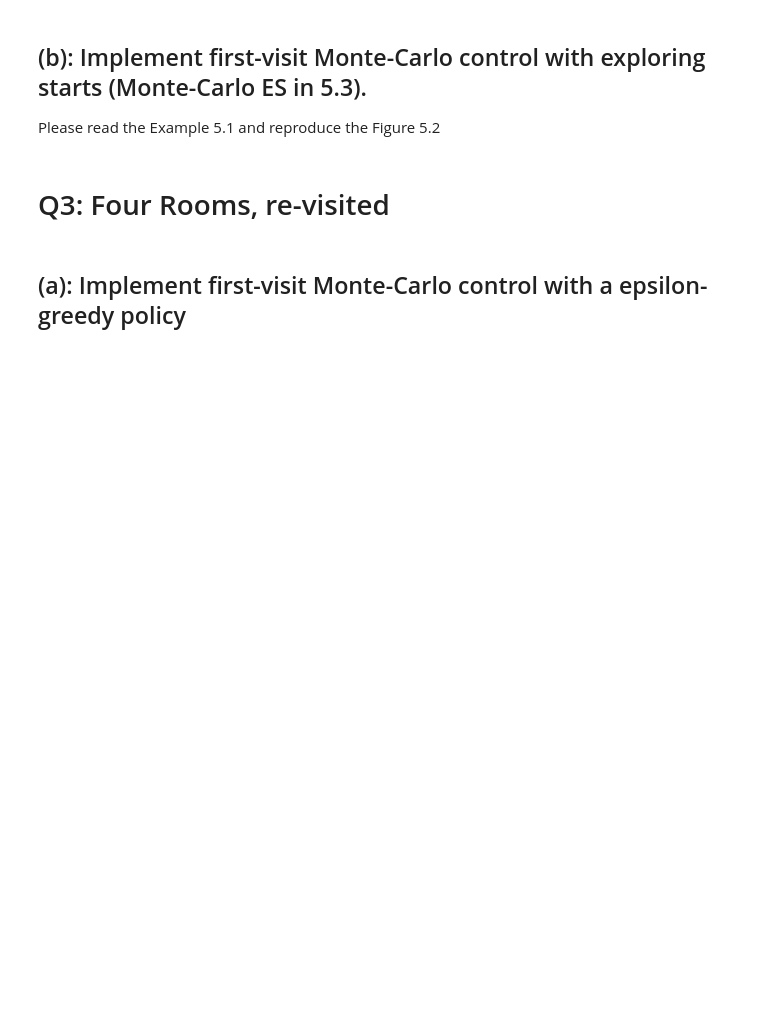
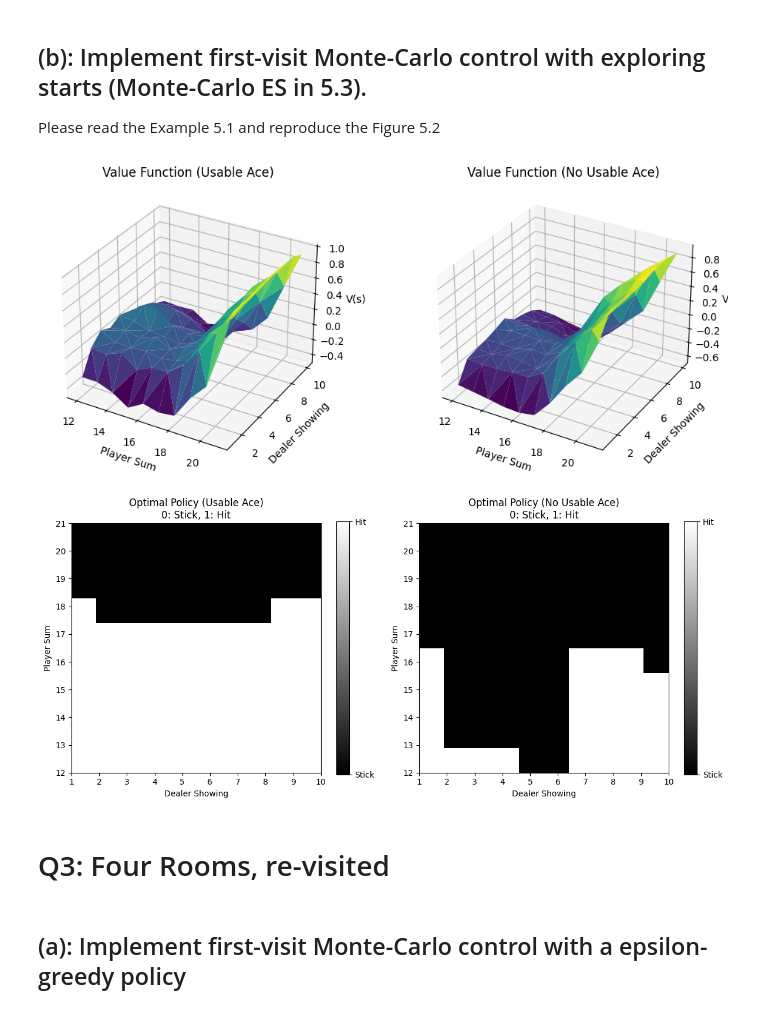
Before and after one commit to adnanamir010/cs5180, a Jupyter notebook: ex4/ex4_25spring.ipynb, the cells around one changed output. Drawn from its saved outputs; the diff is of its cells as text; code cells hidden in the pictures; blank space fills up the shorter version.

```diff
--- a/ex4/ex4_25spring.ipynb
+++ b/ex4/ex4_25spring.ipynb
@@ -62,3 +243,20 @@ Please read the Example 5.1 and reproduce the Figure 5.2
+# %%
+np.random.seed(0)
+env = gym.make("Blackjack-v1")
+Q, policy = mc_es(env, num_episodes=500000, epsilon=0.1, gamma=1.0)
+
+V = {}
+for (state, action), value in Q.items():
+    if state not in V:
+        V[state] = value
+    else:
+        V[state] = max(V[state], value)
+
+plot_value_function(V)
+plot_policy(policy)
+# %% [output]
+[figure, added]
+[figure, added]
 # %% [markdown]
 # Q3: Four Rooms, re-visited
 # %%
```
Also changed, not shown: parts of 13 cells of this notebook, 12 other files.
